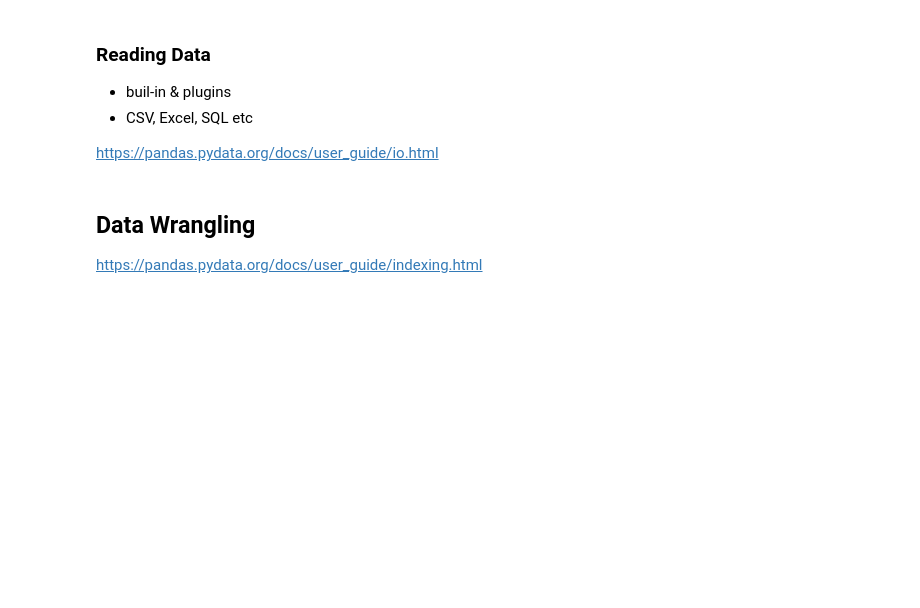
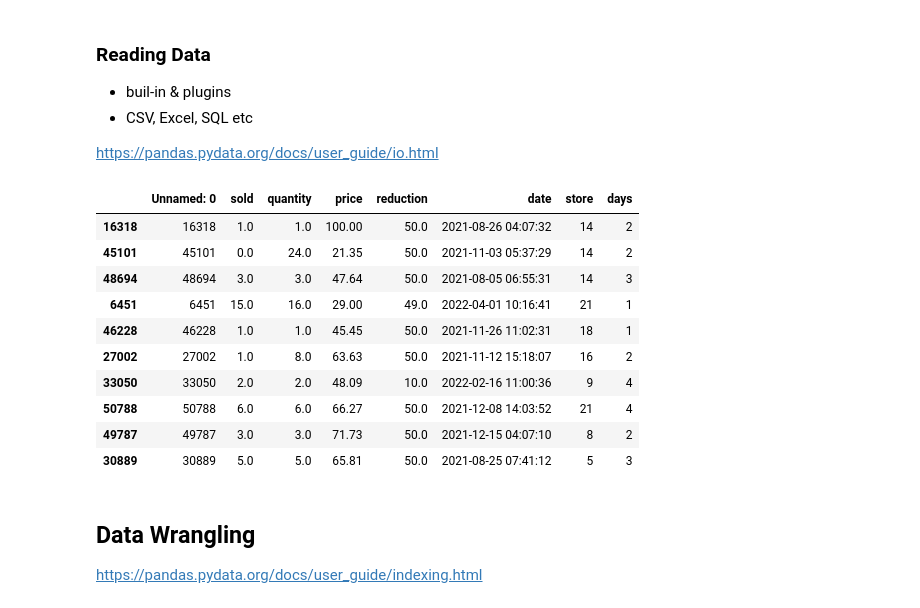
Before and after one commit to datagridsoftware/practical-ml, a Jupyter notebook: notebooks/markdown/markdown.ipynb, the cells around one changed output. Drawn from its saved outputs; the diff is of its cells as text; code cells hidden in the pictures; blank space fills up the shorter version.

```diff
--- a/notebooks/markdown/markdown.ipynb
+++ b/notebooks/markdown/markdown.ipynb
@@ -22,8 +22,20 @@ from datetime import date
 
 https://pandas.pydata.org/docs/user_guide/io.html
 # %%
-df = pd.read_csv("markdown.csv", na_values="?", comment="\t", sep=",", skipinitialspace=True)
+df = pd.read_csv("raw_data.csv", na_values="?", comment="\t", sep=",", skipinitialspace=True)
 df.sample(10)
+# %% [output]
+|  | Unnamed: 0 | sold | quantity | price | reduction | date | store | days |
+| 16318 | 16318 | 1.0 | 1.0 | 100.00 | 50.0 | 2021-08-26 04:07:32 | 14 | 2 |
+| 45101 | 45101 | 0.0 | 24.0 | 21.35 | 50.0 | 2021-11-03 05:37:29 | 14 | 2 |
+| 48694 | 48694 | 3.0 | 3.0 | 47.64 | 50.0 | 2021-08-05 06:55:31 | 14 | 3 |
+| 6451 | 6451 | 15.0 | 16.0 | 29.00 | 49.0 | 2022-04-01 10:16:41 | 21 | 1 |
+| 46228 | 46228 | 1.0 | 1.0 | 45.45 | 50.0 | 2021-11-26 11:02:31 | 18 | 1 |
+| 27002 | 27002 | 1.0 | 8.0 | 63.63 | 50.0 | 2021-11-12 15:18:07 | 16 | 2 |
+| 33050 | 33050 | 2.0 | 2.0 | 48.09 | 10.0 | 2022-02-16 11:00:36 | 9 | 4 |
+| 50788 | 50788 | 6.0 | 6.0 | 66.27 | 50.0 | 2021-12-08 14:03:52 | 21 | 4 |
+| 49787 | 49787 | 3.0 | 3.0 | 71.73 | 50.0 | 2021-12-15 04:07:10 | 8 | 2 |
+| 30889 | 30889 | 5.0 | 5.0 | 65.81 | 50.0 | 2021-08-25 07:41:12 | 5 | 3 |
 # %% [markdown]
 ## Data Wrangling
 
```
Also changed, not shown: parts of 37 cells of this notebook, 1 other file.
